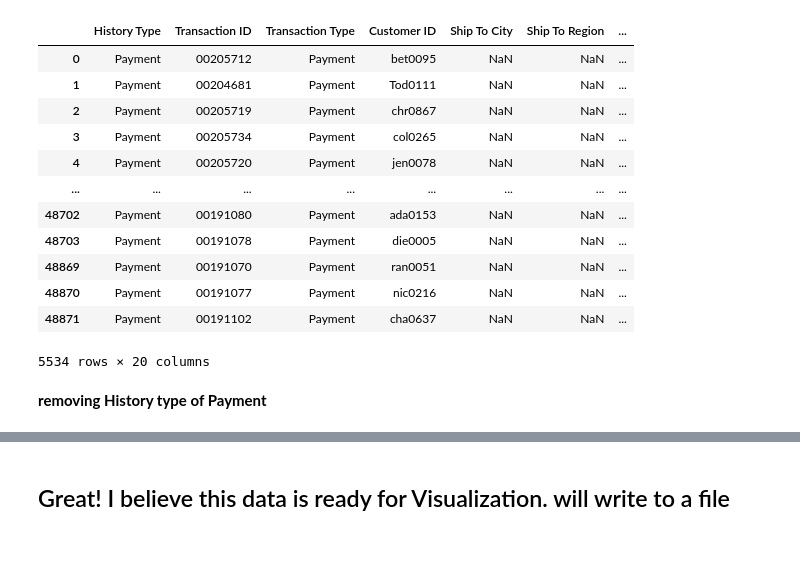
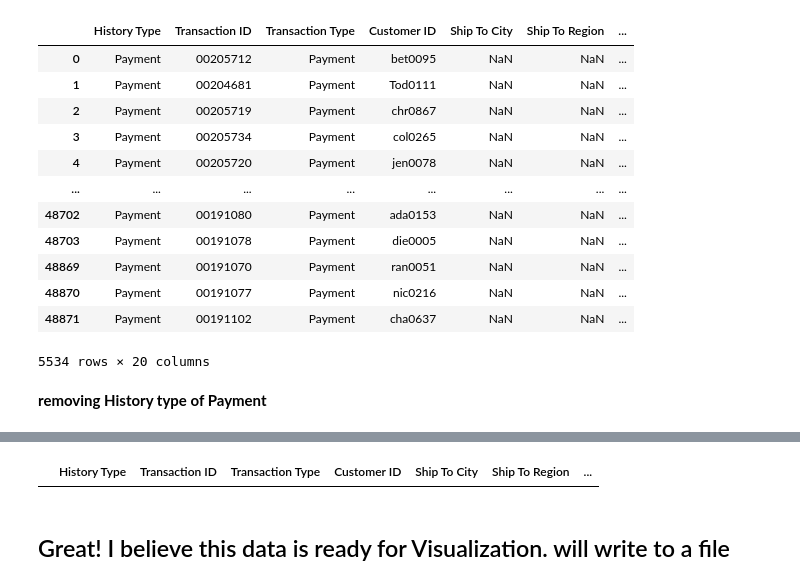
Before and after one commit to marbritz1998/Projects, a Jupyter notebook: ABR Imagery 2021 EDA/Data Preperation.ipynb, the cells around one changed output, grey strips where cells are left out. Saved outputs shown, nothing was run; the diff lists cells and outputs as text; code cells hidden in the pictures; blank space fills up the shorter version.

```diff
--- a/ABR Imagery 2021 EDA/Data Preperation.ipynb
+++ b/ABR Imagery 2021 EDA/Data Preperation.ipynb
@@ -652,3 +922,8 @@ data = data.loc[(data['History Type'] != 'Payment')]
+# %%
+# Great, There is no longer any data that has 'A' for the Ship To Region
+data[data['Ship To Region'] == 'A']
+# %% [output]
+|  | History Type | Transaction ID | Transaction Type | Customer ID | Ship To City | Ship To Region | ... |
 # %% [markdown]
 ## Great! I believe this data is ready for Visualization. will write to a file
 # %%
```
Also changed, not shown: parts of 11 cells of this notebook, 1 other file.
